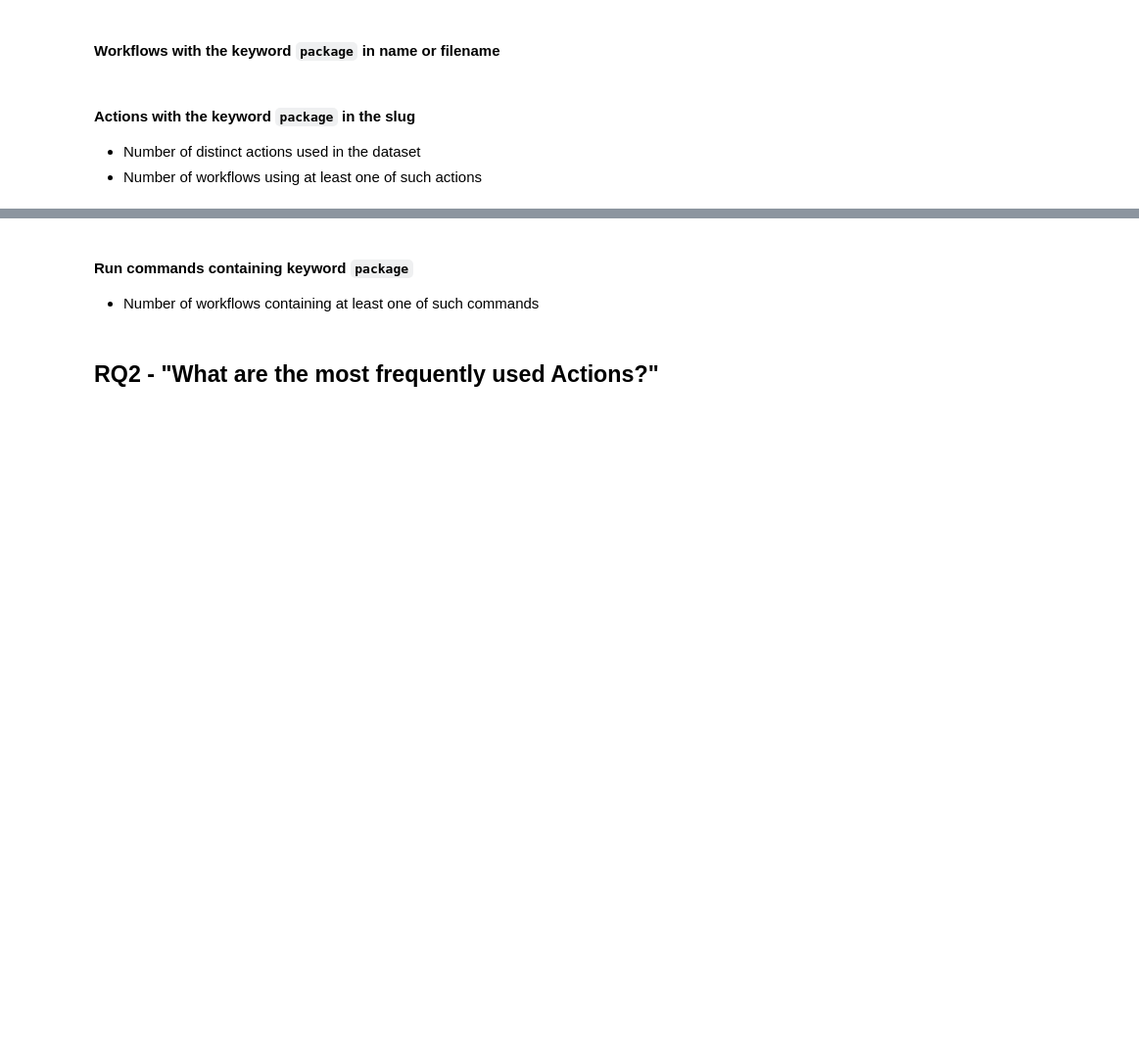
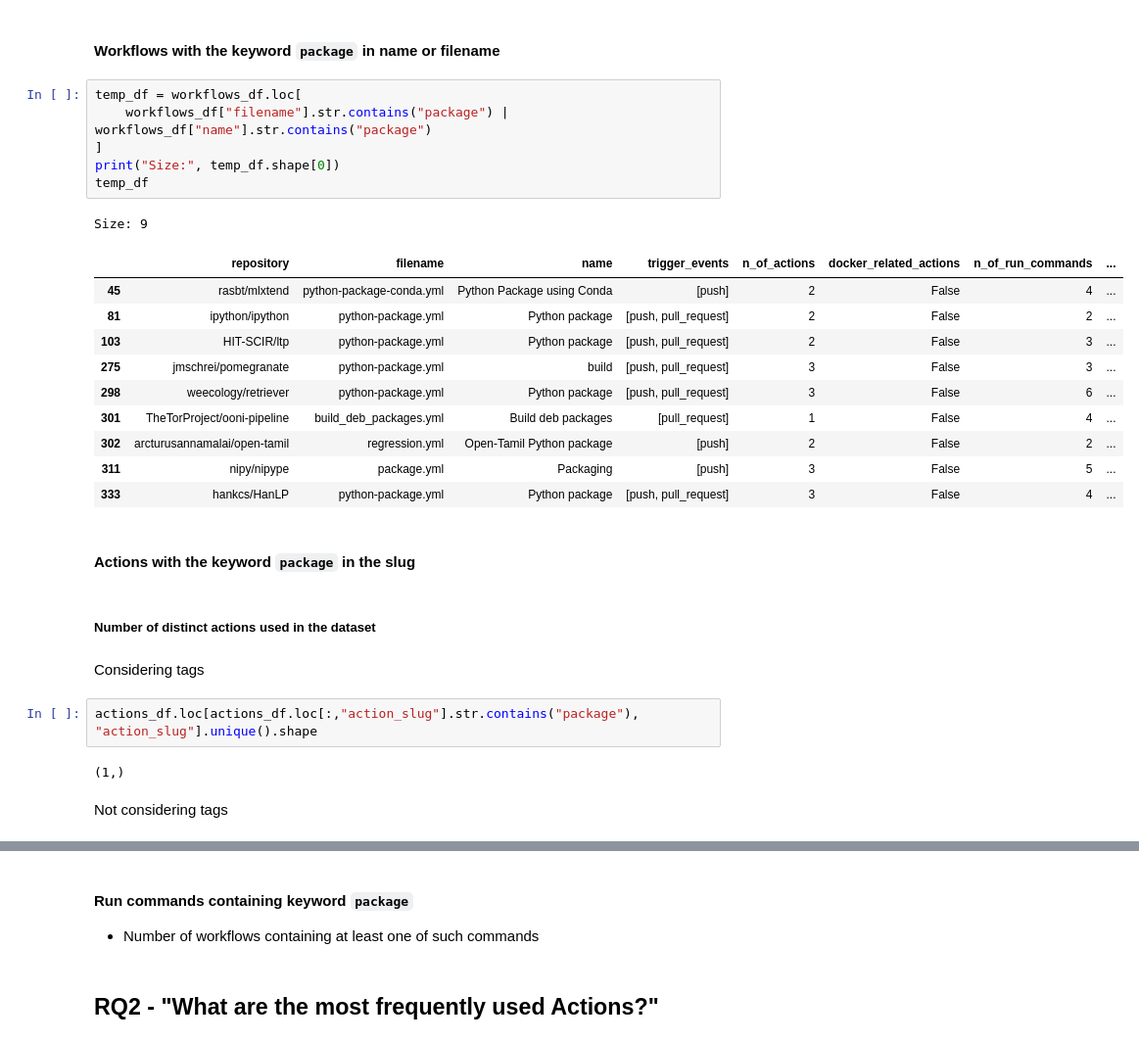
Before and after one commit to collab-uniba/mlops4aisystems, a Jupyter notebook: notebooks/Final analysis.ipynb, the cells around one changed output, grey strips where cells are left out. Shown: that part at 98% size. Drawn from its saved outputs; the diff is of its cells as text; blank space fills up the shorter version.

```diff
--- a/notebooks/Final analysis.ipynb
+++ b/notebooks/Final analysis.ipynb
@@ -155,7 +258,32 @@ actions_df.loc[actions_df.loc[:,"action_slug"].str.contains("docker"), "workflow
 # %% [markdown]
 #### Workflows with the keyword `package` in name or filename
+# %%
+temp_df = workflows_df.loc[
+    workflows_df["filename"].str.contains("package") | workflows_df["name"].str.contains("package")
+]
+print("Size:", temp_df.shape[0])
+temp_df
+# %% [output]
+Size: 9
+|  | repository | filename | name | trigger_events | n_of_actions | docker_related_actions | n_of_run_commands | ... |
+| 45 | rasbt/mlxtend | python-package-conda.yml | Python Package using Conda | [push] | 2 | False | 4 | ... |
+| 81 | ipython/ipython | python-package.yml | Python package | [push, pull_request] | 2 | False | 2 | ... |
+| 103 | HIT-SCIR/ltp | python-package.yml | Python package | [push, pull_request] | 2 | False | 3 | ... |
+| 275 | jmschrei/pomegranate | python-package.yml | build | [push, pull_request] | 3 | False | 3 | ... |
+| 298 | weecology/retriever | python-package.yml | Python package | [push, pull_request] | 3 | False | 6 | ... |
+| 301 | TheTorProject/ooni-pipeline | build_deb_packages.yml | Build deb packages | [pull_request] | 1 | False | 4 | ... |
+| 302 | arcturusannamalai/open-tamil | regression.yml | Open-Tamil Python package | [push] | 2 | False | 2 | ... |
+| 311 | nipy/nipype | package.yml | Packaging | [push] | 3 | False | 5 | ... |
+| 333 | hankcs/HanLP | python-package.yml | Python package | [push, pull_request] | 3 | False | 4 | ... |
 # %% [markdown]
 #### Actions with the keyword `package` in the slug
-
-- Number of distinct actions used in the dataset
-- Number of workflows using at least one of such actions
+# %% [markdown]
+##### Number of distinct actions used in the dataset
+# %% [markdown]
+Considering tags
+# %%
+actions_df.loc[actions_df.loc[:,"action_slug"].str.contains("package"), "action_slug"].unique().shape
+# %% [output]
+(1,)
+# %% [markdown]
+Not considering tags
```
Also changed, not shown: parts of 65 cells of this notebook.
